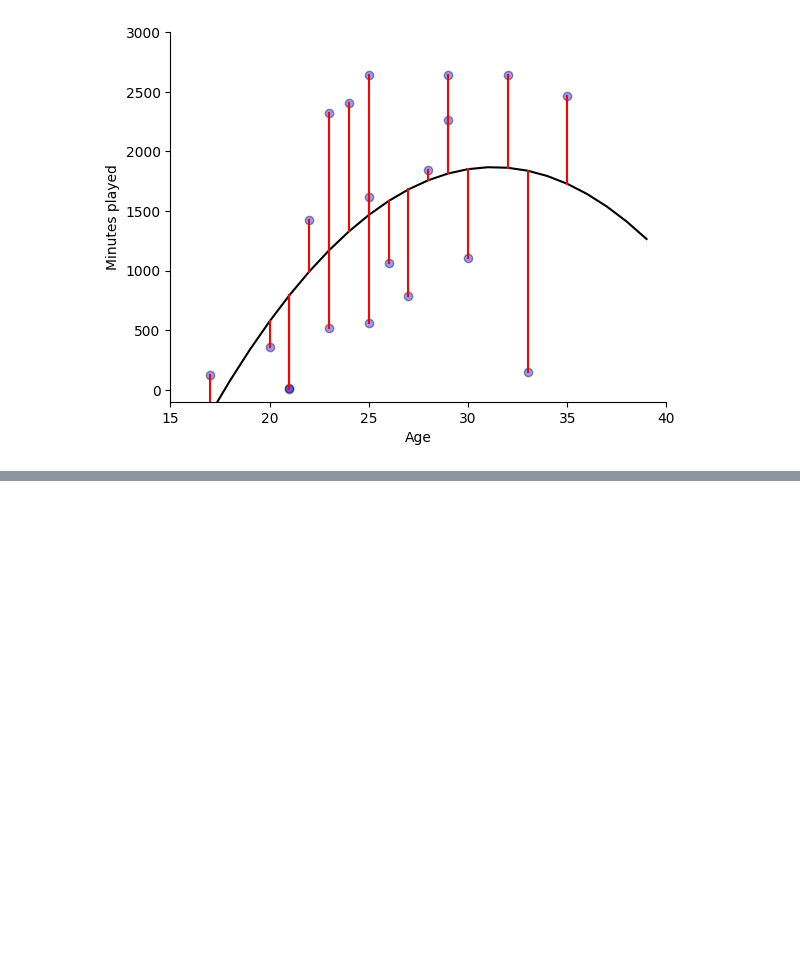
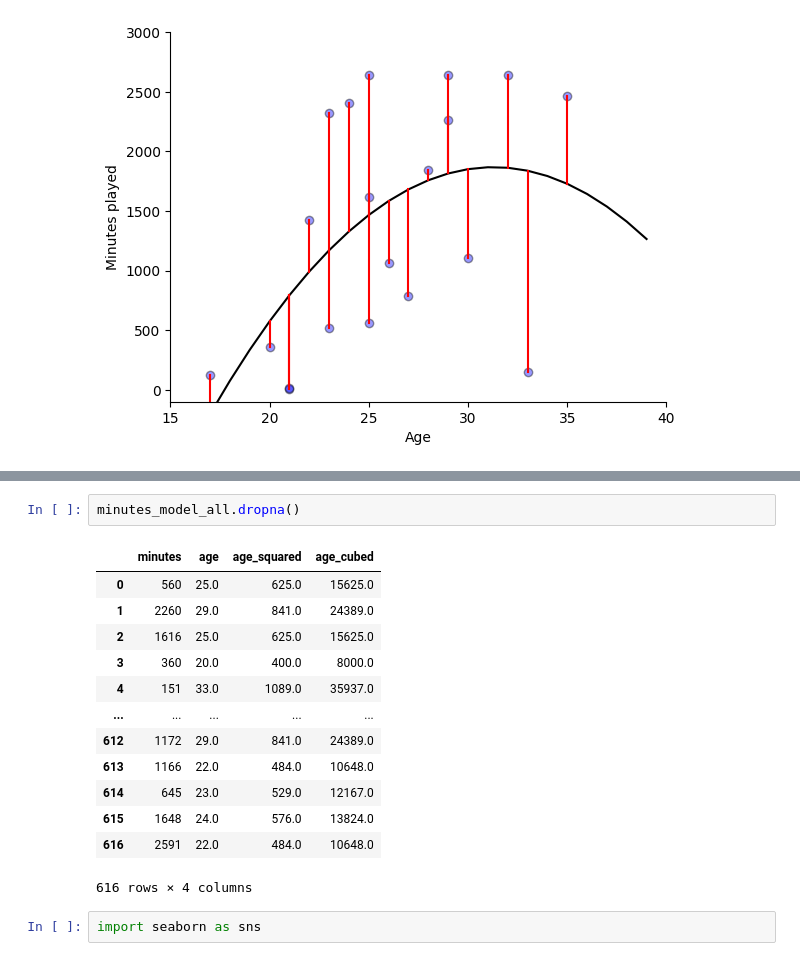
Before and after one commit to khoffLSU/footy_analytics, a Jupyter notebook: Introduction to Models.ipynb, the cells around one changed output, grey strips where cells are left out. Cells and saved outputs as stored; diff of their text form; blank space fills up the shorter version.

```diff
--- a/Introduction to Models.ipynb
+++ b/Introduction to Models.ipynb
@@ -159,0 +249,18 @@ plt.show()
+# %%
+minutes_model_all.dropna()
+# %% [output]
+|  | minutes | age | age_squared | age_cubed |
+| 0 | 560 | 25.0 | 625.0 | 15625.0 |
+| 1 | 2260 | 29.0 | 841.0 | 24389.0 |
+| 2 | 1616 | 25.0 | 625.0 | 15625.0 |
+| 3 | 360 | 20.0 | 400.0 | 8000.0 |
+| 4 | 151 | 33.0 | 1089.0 | 35937.0 |
+| ... | ... | ... | ... | ... |
+| 612 | 1172 | 29.0 | 841.0 | 24389.0 |
+| 613 | 1166 | 22.0 | 484.0 | 10648.0 |
+| 614 | 645 | 23.0 | 529.0 | 12167.0 |
+| 615 | 1648 | 24.0 | 576.0 | 13824.0 |
+| 616 | 2591 | 22.0 | 484.0 | 10648.0 |
+616 rows × 4 columns
+# %%
+import seaborn as sns
```
Also changed, not shown: parts of 14 cells of this notebook.
